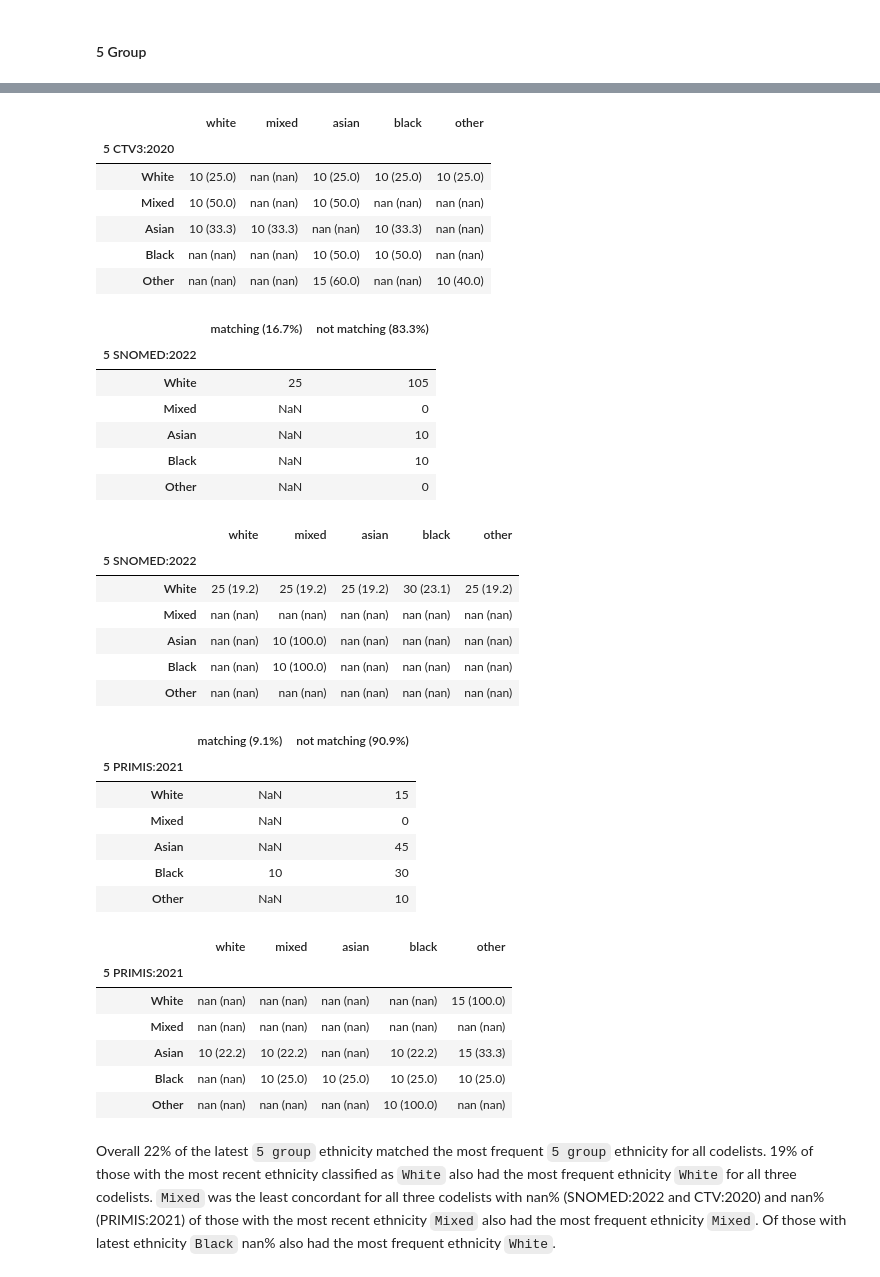
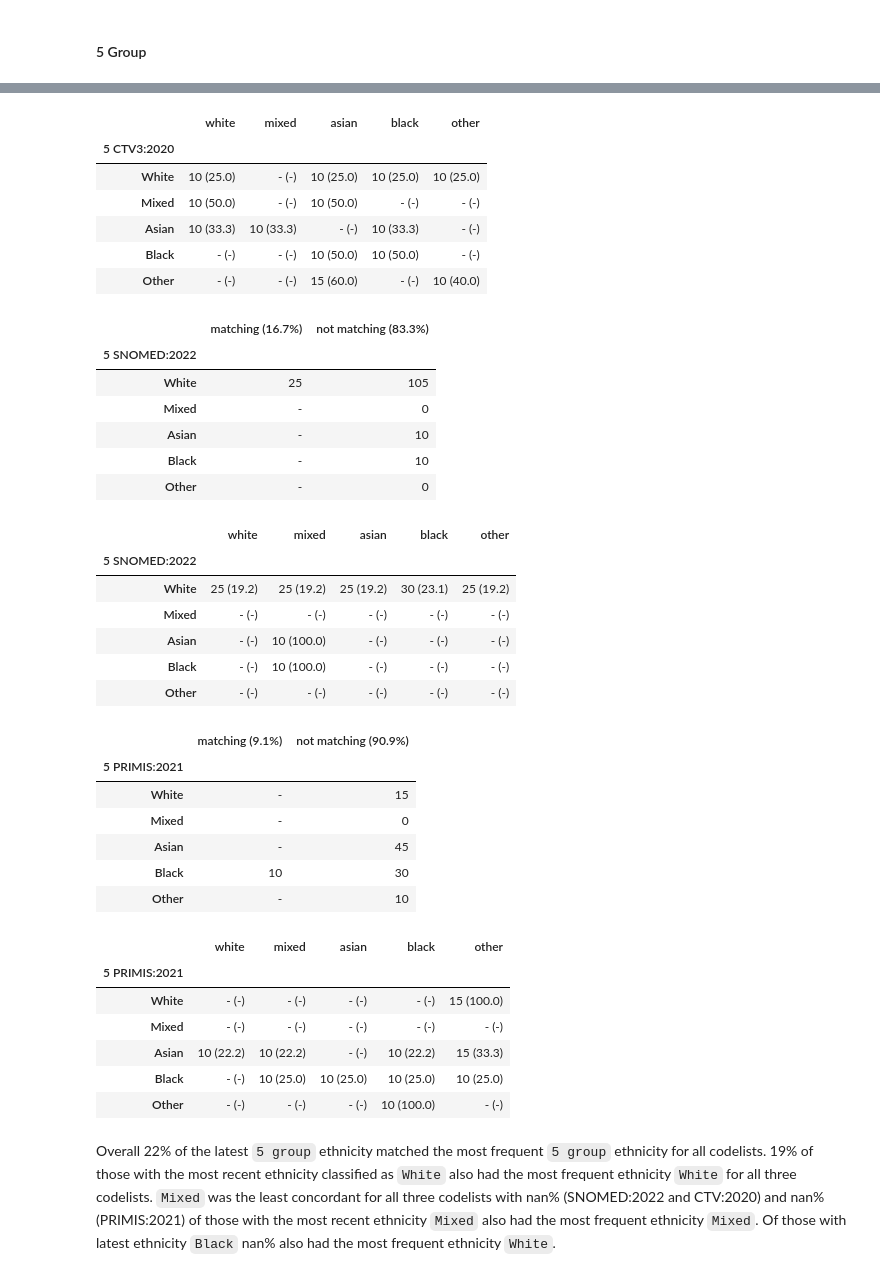
Before and after one commit to opensafely/ethnicity-short-data-report, a Jupyter notebook: notebooks_jupyter/local_report_ethnicity.ipynb, the cells around one changed output, grey strips where cells are left out. Saved outputs shown, nothing was run; the diff lists cells and outputs as text; code cells hidden in the pictures.

```diff
--- a/notebooks_jupyter/local_report_ethnicity.ipynb
+++ b/notebooks_jupyter/local_report_ethnicity.ipynb
@@ -428,6 +428,7 @@ for definition in definitions_5:
                     + ")"
                 )
         df_state_change=df_state_change[lowerlist_5 + list(["any"])]
+        df_state_change = df_state_change.replace("nan (nan)", "- (-)")
         df_state_change = df_state_change.reset_index()
         df_state_change = df_state_change.rename(definition_dict, axis='columns')
         df_state_change = df_state_change.set_index(definition_dict[definition])
@@ -488,6 +489,7 @@ for definition in definitions_16:
                     + ")"
                 )
         df_state_change=df_state_change[lowerlist_16+ list(["any"])]
+        df_state_change = df_state_change.replace("nan (nan)", "- (-)")
         df_state_change = df_state_change.reset_index()
         df_state_change = df_state_change.rename(definition_dict, axis='columns')
         df_state_change = df_state_change.set_index(definition_dict[definition])
@@ -560,6 +562,9 @@ Patients whose latest recorded ethnicity were grouped as `Other Black` were most
 # %% [markdown]
 #### 5 Group
 # %%
+from cmath import isnan
+
+
 for definition in definitions_5:
         df_sum = pd.read_csv(f'../output/{output_path_5}/simple_latest_common_{definition}{suffix}_registered.csv').set_index(definition)
         # sort rows by category index
@@ -585,6 +590,7 @@ for definition in definitions_5:
         df_out = df_out.reset_index()
         df_out = df_out.rename(definition_dict, axis='columns')
         df_out = df_out.set_index(definition_dict[definition])
+        df_out = df_out.replace(np.nan, "-")
         display(df_out)
 
         if code_dict_5 != "":
@@ -608,6 +614,7 @@ for definition in definitions_5:
                 )
         df_sum = df_sum[lowerlist_5]
         df_sum = df_sum.reset_index()
+        df_sum = df_sum.replace("nan (nan)", "- (-)")
         df_sum = df_sum.rename(definition_dict, axis='columns')
         df_sum = df_sum.set_index(definition_dict[definition])
         display(df_sum)
@@ -623,40 +630,40 @@ for definition in definitions_5:
 | Black | 10 | 10 |
 | Other | 10 | 15 |
 |  | white | mixed | asian | black | other |
 | 5 CTV3:2020 |  |  |  |  |  |
-| White | 10 (25.0) | nan (nan) | 10 (25.0) | 10 (25.0) | 10 (25.0) |
-| Mixed | 10 (50.0) | nan (nan) | 10 (50.0) | nan (nan) | nan (nan) |
-| Asian | 10 (33.3) | 10 (33.3) | nan (nan) | 10 (33.3) | nan (nan) |
-| Black | nan (nan) | nan (nan) | 10 (50.0) | 10 (50.0) | nan (nan) |
-| Other | nan (nan) | nan (nan) | 15 (60.0) | nan (nan) | 10 (40.0) |
+| White | 10 (25.0) | - (-) | 10 (25.0) | 10 (25.0) | 10 (25.0) |
+| Mixed | 10 (50.0) | - (-) | 10 (50.0) | - (-) | - (-) |
+| Asian | 10 (33.3) | 10 (33.3) | - (-) | 10 (33.3) | - (-) |
+| Black | - (-) | - (-) | 10 (50.0) | 10 (50.0) | - (-) |
+| Other | - (-) | - (-) | 15 (60.0) | - (-) | 10 (40.0) |
 |  | matching (16.7%) | not matching (83.3%) |
 | 5 SNOMED:2022 |  |  |
 | White | 25 | 105 |
-| Mixed | NaN | 0 |
-| Asian | NaN | 10 |
-| Black | NaN | 10 |
-| Other | NaN | 0 |
+| Mixed | - | 0 |
+| Asian | - | 10 |
+| Black | - | 10 |
+| Other | - | 0 |
 |  | white | mixed | asian | black | other |
 | 5 SNOMED:2022 |  |  |  |  |  |
 | White | 25 (19.2) | 25 (19.2) | 25 (19.2) | 30 (23.1) | 25 (19.2) |
-| Mixed | nan (nan) | nan (nan) | nan (nan) | nan (nan) | nan (nan) |
-| Asian | nan (nan) | 10 (100.0) | nan (nan) | nan (nan) | nan (nan) |
-| Black | nan (nan) | 10 (100.0) | nan (nan) | nan (nan) | nan (nan) |
-| Other | nan (nan) | nan (nan) | nan (nan) | nan (nan) | nan (nan) |
+| Mixed | - (-) | - (-) | - (-) | - (-) | - (-) |
+| Asian | - (-) | 10 (100.0) | - (-) | - (-) | - (-) |
+| Black | - (-) | 10 (100.0) | - (-) | - (-) | - (-) |
+| Other | - (-) | - (-) | - (-) | - (-) | - (-) |
 |  | matching (9.1%) | not matching (90.9%) |
 | 5 PRIMIS:2021 |  |  |
-| White | NaN | 15 |
-| Mixed | NaN | 0 |
-| Asian | NaN | 45 |
+| White | - | 15 |
+| Mixed | - | 0 |
+| Asian | - | 45 |
 | Black | 10 | 30 |
-| Other | NaN | 10 |
+| Other | - | 10 |
 |  | white | mixed | asian | black | other |
 | 5 PRIMIS:2021 |  |  |  |  |  |
-| White | nan (nan) | nan (nan) | nan (nan) | nan (nan) | 15 (100.0) |
-| Mixed | nan (nan) | nan (nan) | nan (nan) | nan (nan) | nan (nan) |
-| Asian | 10 (22.2) | 10 (22.2) | nan (nan) | 10 (22.2) | 15 (33.3) |
-| Black | nan (nan) | 10 (25.0) | 10 (25.0) | 10 (25.0) | 10 (25.0) |
-| Other | nan (nan) | nan (nan) | nan (nan) | 10 (100.0) | nan (nan) |
+| White | - (-) | - (-) | - (-) | - (-) | 15 (100.0) |
+| Mixed | - (-) | - (-) | - (-) | - (-) | - (-) |
+| Asian | 10 (22.2) | 10 (22.2) | - (-) | 10 (22.2) | 15 (33.3) |
+| Black | - (-) | 10 (25.0) | 10 (25.0) | 10 (25.0) | 10 (25.0) |
+| Other | - (-) | - (-) | - (-) | 10 (100.0) | - (-) |
 # %%
 display(Markdown(f"""
 Overall {'{:,.0f}'.format(df_col_ethnicity_5[0])}% of the latest `5 group` ethnicity matched the most frequent `5 group` ethnicity for all codelists. {'{:,.0f}'.format(df_sum_pct_ethnicity_new_5["white_pct"][0])}% of those with the most recent ethnicity classified as `White` also had the most frequent ethnicity `White` for all three codelists. `Mixed` was the least concordant for all three codelists with {'{:,.0f}'.format(df_sum_pct_ethnicity_new_5["mixed_pct"][1])}% (SNOMED:2022 and CTV:2020) and {'{:,.0f}'.format(df_sum_pct_ethnicity_primis_5["mixed_pct"][1])}% (PRIMIS:2021) of those with the most recent ethnicity `Mixed` also had the most frequent ethnicity `Mixed`. Of those with latest ethnicity `Black` {'{:,.0f}'.format(df_sum_pct_ethnicity_new_5["white_pct"][3])}% also had the most frequent ethnicity `White`.
```
Also changed, not shown: parts of 4 cells of this notebook.
